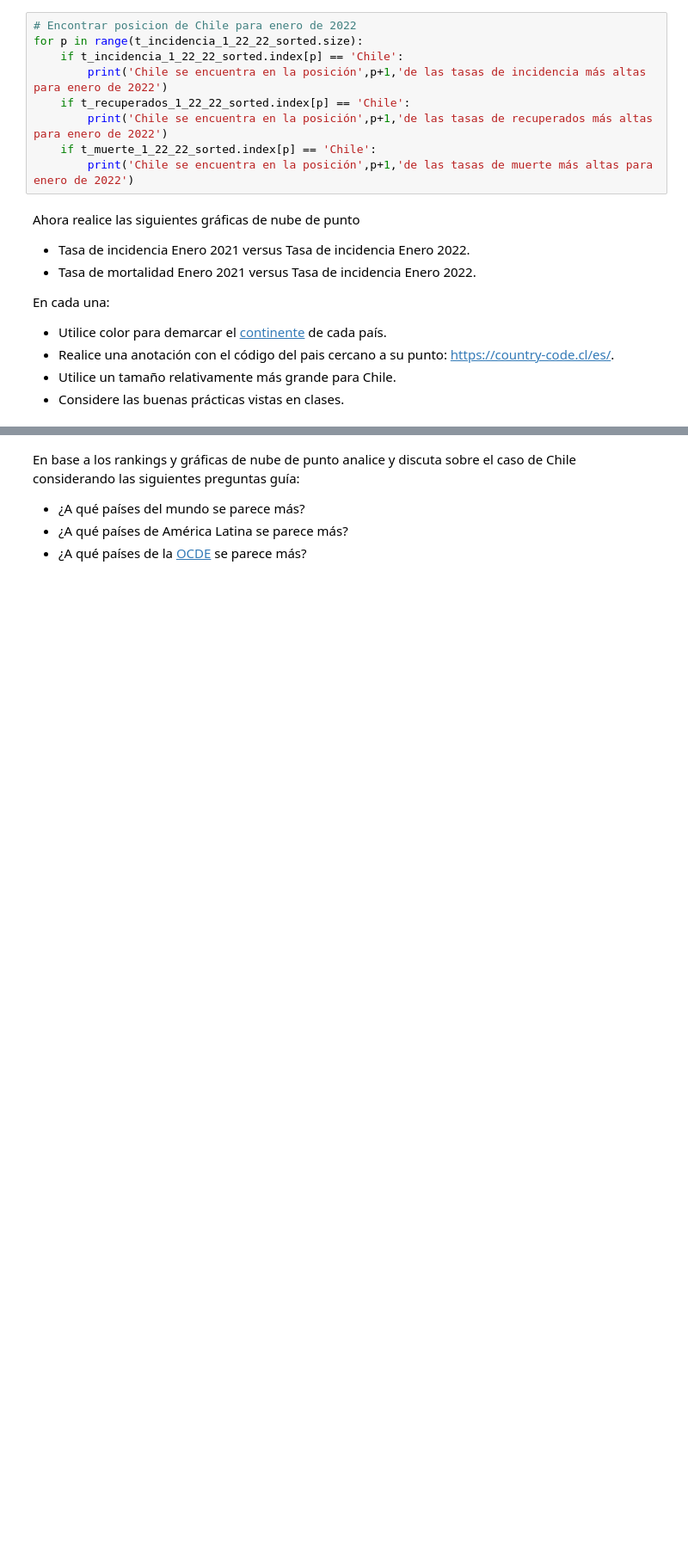
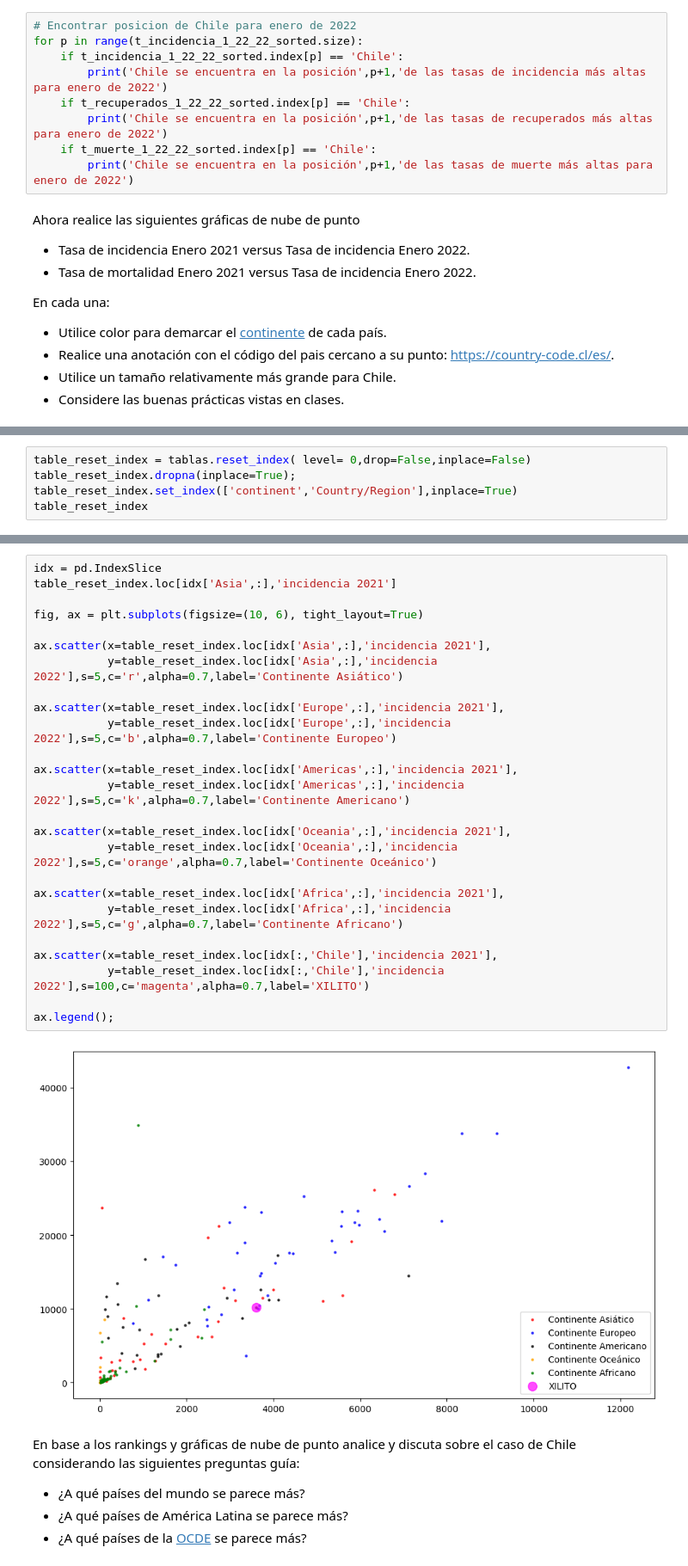
Before and after one commit to phuijse-classroom/info147-tarea-unidad1-ekipoagua, a Jupyter notebook: enunciado.ipynb, the cells around one changed output, grey strips where cells are left out. Shown: that part at 86% size. Cells and saved outputs as stored; diff of their text form; blank space fills up the shorter version.

```diff
--- a/enunciado.ipynb
+++ b/enunciado.ipynb
@@ -173,0 +186,5 @@ xd = tablas.groupby('continent')
+# %%
+table_reset_index = tablas.reset_index( level= 0,drop=False,inplace=False)
+table_reset_index.dropna(inplace=True);
+table_reset_index.set_index(['continent','Country/Region'],inplace=True)
+table_reset_index
@@ -174,3 +206,30 @@ xd = tablas.groupby('continent')
+# %%
+idx = pd.IndexSlice
+table_reset_index.loc[idx['Asia',:],'incidencia 2021']
+
+fig, ax = plt.subplots(figsize=(10, 6), tight_layout=True)
+
+ax.scatter(x=table_reset_index.loc[idx['Asia',:],'incidencia 2021'],
+           y=table_reset_index.loc[idx['Asia',:],'incidencia 2022'],s=5,c='r',alpha=0.7,label='Continente Asiático')
+
+ax.scatter(x=table_reset_index.loc[idx['Europe',:],'incidencia 2021'],
+           y=table_reset_index.loc[idx['Europe',:],'incidencia 2022'],s=5,c='b',alpha=0.7,label='Continente Europeo')
+
+ax.scatter(x=table_reset_index.loc[idx['Americas',:],'incidencia 2021'],
+           y=table_reset_index.loc[idx['Americas',:],'incidencia 2022'],s=5,c='k',alpha=0.7,label='Continente Americano')
+
+ax.scatter(x=table_reset_index.loc[idx['Oceania',:],'incidencia 2021'],
+           y=table_reset_index.loc[idx['Oceania',:],'incidencia 2022'],s=5,c='orange',alpha=0.7,label='Continente Oceánico')
+
+ax.scatter(x=table_reset_index.loc[idx['Africa',:],'incidencia 2021'],
+           y=table_reset_index.loc[idx['Africa',:],'incidencia 2022'],s=5,c='g',alpha=0.7,label='Continente Africano')
+
+ax.scatter(x=table_reset_index.loc[idx[:,'Chile'],'incidencia 2021'],
+           y=table_reset_index.loc[idx[:,'Chile'],'incidencia 2022'],s=100,c='magenta',alpha=0.7,label='XILITO')
+
+ax.legend();
+# %% [output]
+[figure, added]
 # %% [markdown]
 En base a los rankings y gráficas de nube de punto analice y discuta sobre el caso de Chile considerando las siguientes preguntas guía:
 
```
Also changed, not shown: parts of 5 cells of this notebook.
